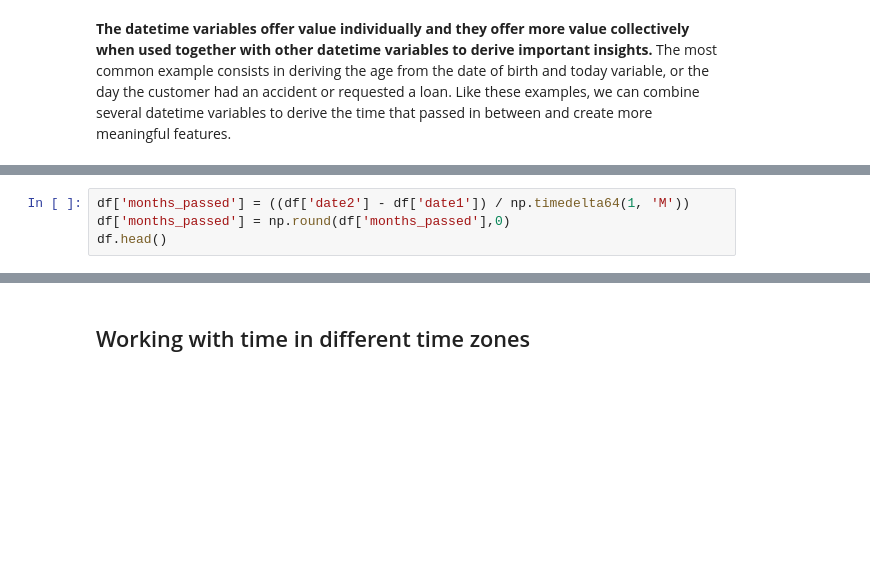
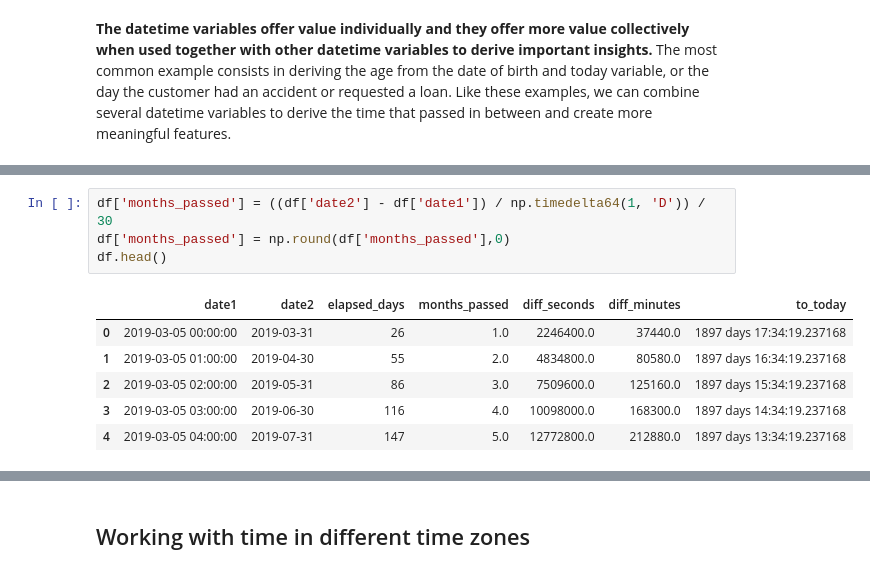
Before and after one commit to icta-tecaji/python-machine-learning-public, a Jupyter notebook: 03_Feature_Engineering/08_Creating_features_from_date_and_time_CLEAN.ipynb, the cells around one changed output, grey strips where cells are left out. Saved outputs shown, nothing was run; the diff lists cells and outputs as text; blank space fills up the shorter version.

```diff
--- a/03_Feature_Engineering/08_Creating_features_from_date_and_time_CLEAN.ipynb
+++ b/03_Feature_Engineering/08_Creating_features_from_date_and_time_CLEAN.ipynb
@@ -126,7 +255,14 @@ df.head()
 # %%
-df['months_passed'] = ((df['date2'] - df['date1']) / np.timedelta64(1, 'M'))
+df['months_passed'] = ((df['date2'] - df['date1']) / np.timedelta64(1, 'D')) / 30
 df['months_passed'] = np.round(df['months_passed'],0)
 df.head()
+# %% [output]
+|  | date1 | date2 | elapsed_days | months_passed | diff_seconds | diff_minutes | to_today |
+| 0 | 2019-03-05 00:00:00 | 2019-03-31 | 26 | 1.0 | 2246400.0 | 37440.0 | 1897 days 17:34:19.237168 |
+| 1 | 2019-03-05 01:00:00 | 2019-04-30 | 55 | 2.0 | 4834800.0 | 80580.0 | 1897 days 16:34:19.237168 |
+| 2 | 2019-03-05 02:00:00 | 2019-05-31 | 86 | 3.0 | 7509600.0 | 125160.0 | 1897 days 15:34:19.237168 |
+| 3 | 2019-03-05 03:00:00 | 2019-06-30 | 116 | 4.0 | 10098000.0 | 168300.0 | 1897 days 14:34:19.237168 |
+| 4 | 2019-03-05 04:00:00 | 2019-07-31 | 147 | 5.0 | 12772800.0 | 212880.0 | 1897 days 13:34:19.237168 |
 # %%
 df['diff_seconds'] = (df['date2'] - df['date1'])/np.timedelta64(1,'s')
 df['diff_minutes'] = (df['date2'] - df['date1'])/np.timedelta64(1,'m')
```
Also changed, not shown: parts of 27 cells of this notebook, 4 other files.
